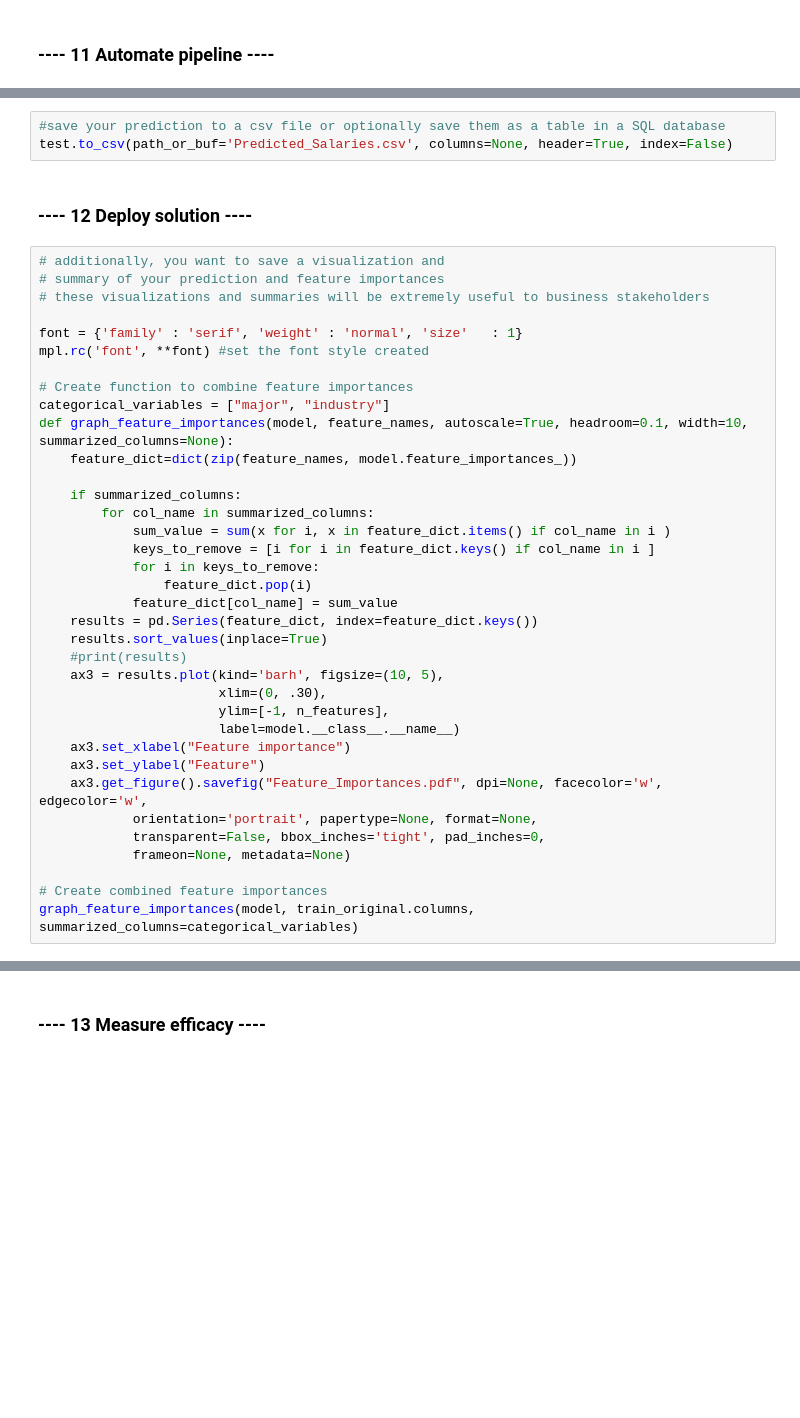
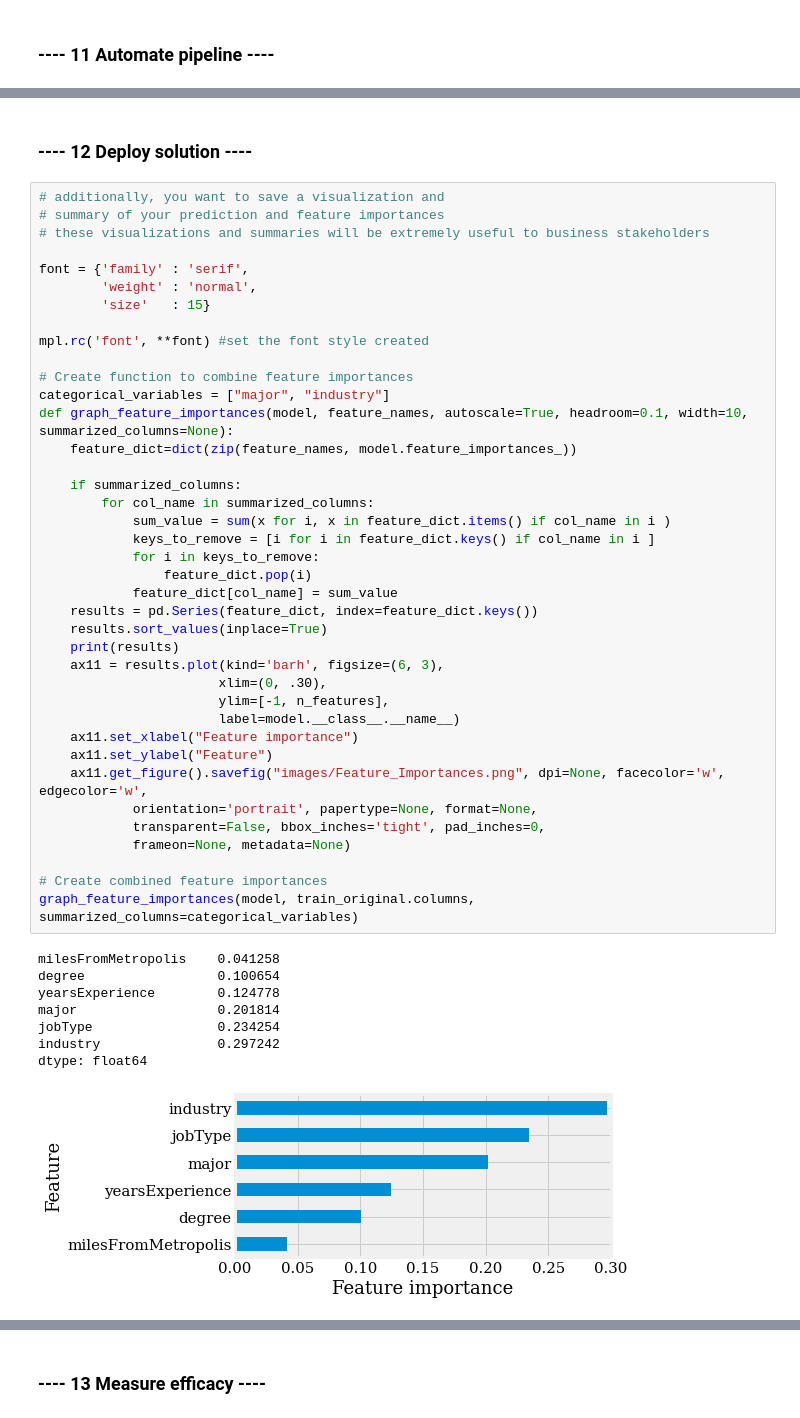
Before and after one commit to Ashur59/salarypredictionportfolio, a Jupyter notebook: salary-prediction-notebook-local.ipynb, the cells around one changed output, grey strips where cells are left out. Saved outputs shown, nothing was run; the diff lists cells and outputs as text; blank space fills up the shorter version.

```diff
--- a/salary-prediction-notebook-local.ipynb
+++ b/salary-prediction-notebook-local.ipynb
@@ -1330,41 +1494,50 @@ test.head(n=10)
-# %%
-#save your prediction to a csv file or optionally save them as a table in a SQL database
-test.to_csv(path_or_buf='Predicted_Salaries.csv', columns=None, header=True, index=False)
 # %% [markdown]
 ### ---- 12 Deploy solution ----
 # %%
 # additionally, you want to save a visualization and
 # summary of your prediction and feature importances
 # these visualizations and summaries will be extremely useful to business stakeholders
 
-font = {'family' : 'serif', 'weight' : 'normal', 'size'   : 1}
+font = {'family' : 'serif',
+        'weight' : 'normal',
+        'size'   : 15}
+
 mpl.rc('font', **font) #set the font style created
 
 # Create function to combine feature importances
 categorical_variables = ["major", "industry"]
 def graph_feature_importances(model, feature_names, autoscale=True, headroom=0.1, width=10, summarized_columns=None):
     feature_dict=dict(zip(feature_names, model.feature_importances_))
 
     if summarized_columns:
         for col_name in summarized_columns:
             sum_value = sum(x for i, x in feature_dict.items() if col_name in i )
             keys_to_remove = [i for i in feature_dict.keys() if col_name in i ]
             for i in keys_to_remove:
                 feature_dict.pop(i)
             feature_dict[col_name] = sum_value
     results = pd.Series(feature_dict, index=feature_dict.keys())
     results.sort_values(inplace=True)
-    #print(results)
-    ax3 = results.plot(kind='barh', figsize=(10, 5),
+    print(results)
+    ax11 = results.plot(kind='barh', figsize=(6, 3),
                        xlim=(0, .30),
                        ylim=[-1, n_features],
                        label=model.__class__.__name__)
-    ax3.set_xlabel("Feature importance")
-    ax3.set_ylabel("Feature")
-    ax3.get_figure().savefig("Feature_Importances.pdf", dpi=None, facecolor='w', edgecolor='w',
+    ax11.set_xlabel("Feature importance")
+    ax11.set_ylabel("Feature")
+    ax11.get_figure().savefig("images/Feature_Importances.png", dpi=None, facecolor='w', edgecolor='w',
             orientation='portrait', papertype=None, format=None,
             transparent=False, bbox_inches='tight', pad_inches=0,
             frameon=None, metadata=None)
 
 # Create combined feature importances
 graph_feature_importances(model, train_original.columns, summarized_columns=categorical_variables)
+# %% [output]
+milesFromMetropolis    0.041258
+degree                 0.100654
+yearsExperience        0.124778
+major                  0.201814
+jobType                0.234254
+industry               0.297242
+dtype: float64
+[figure, added]
```
Also changed, not shown: parts of 30 cells of this notebook.
